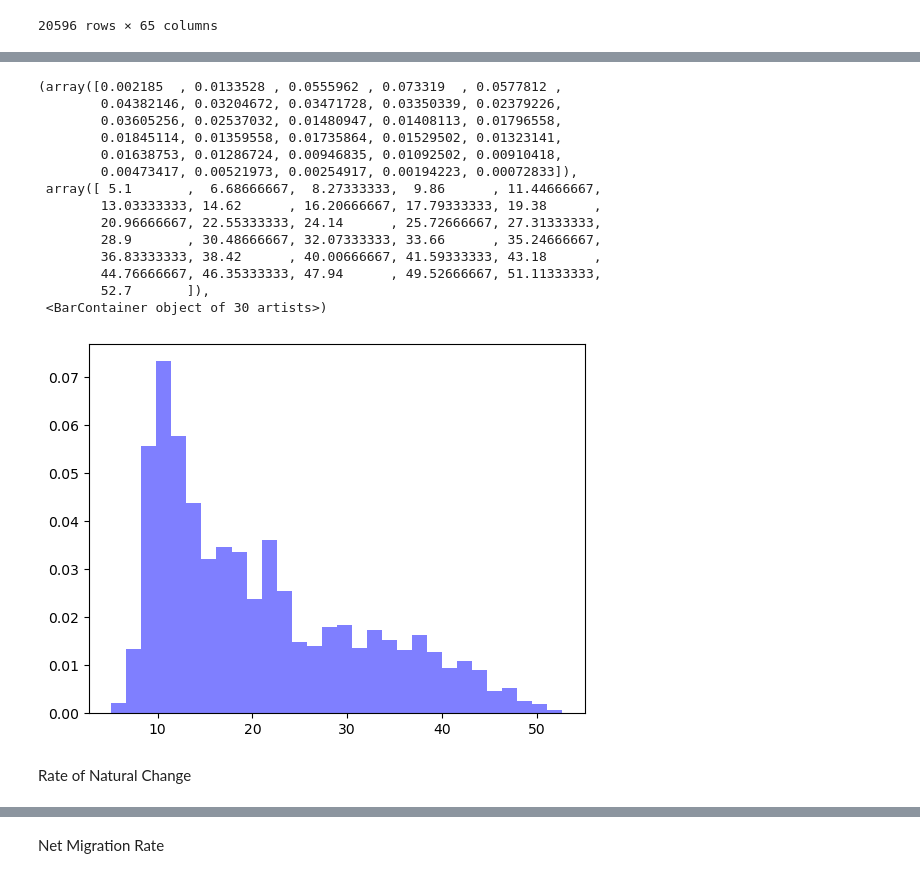
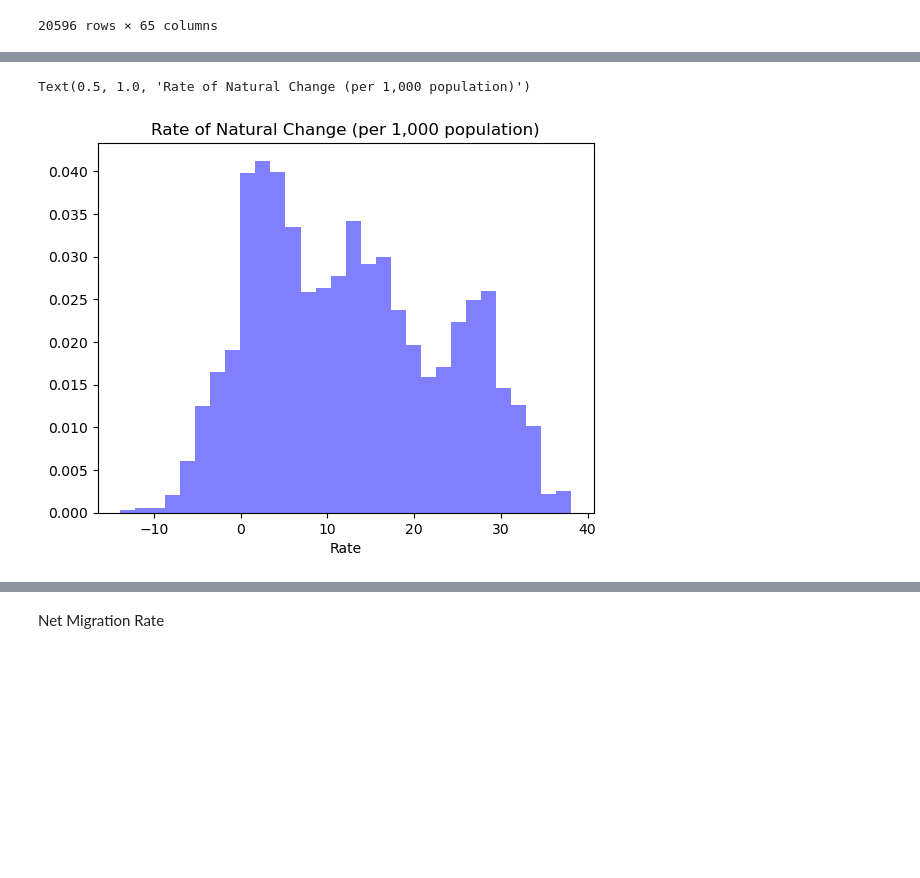
Before and after one commit to rachit0907/InfantMortalityProject, a Jupyter notebook: current.ipynb, the cells around one changed output, grey strips where cells are left out. Saved outputs shown, nothing was run; the diff lists cells and outputs as text; code cells hidden in the pictures; blank space fills up the shorter version.

```diff
--- a/current.ipynb
+++ b/current.ipynb
@@ -72,6 +72,7 @@ columns_to_drop = ['Index', 'Variant', 'Notes', 'Location code', 'ISO2 Alpha-cod
                    'Female Mortality between Age 15 and 60 (deaths under age 60 per 1,000 females alive at age 15)', 'Net Number of Migrants (thousands)',
                    'Mortality before Age 40, both sexes (deaths under age 40 per 1,000 live births)','Mortality before Age 60, both sexes (deaths under age 60 per 1,000 live births)', 'Mortality between Age 15 and 60, both sexes (deaths under age 60 per 1,000 alive at age 15)',
                     'Life Expectancy at Age 15, both sexes (years)', 'Life Expectancy at Age 65, both sexes (years)', 'Life Expectancy at Age 80, both sexes (years)',
-                    'Crude Death Rate (deaths per 1,000 population)', 'Infant Mortality Rate (infant deaths per 1,000 live births)','Under-Five Mortality (deaths under age 5 per 1,000 live births)','Median Age, as of 1 July (years)','Sex Ratio at Birth (males per 100 female births)']
+                    'Crude Death Rate (deaths per 1,000 population)', 'Infant Mortality Rate (infant deaths per 1,000 live births)','Under-Five Mortality (deaths under age 5 per 1,000 live births)','Median Age, as of 1 July (years)','Sex Ratio at Birth (males per 100 female births)','Crude Birth Rate (births per 1,000 population)',
+                    'Total Fertility Rate (live births per woman)','Net Reproduction Rate (surviving daughters per woman)','Natural Change, Births minus Deaths (thousands)','Population Density, as of 1 July (persons per square km)']
 
 data = data.drop(columns_to_drop, axis=1)
@@ -103,5 +101,0 @@ just_countries_years
-# %%
-#just renaming a few for now - we should go back and rename more!
-just_countries_years = just_countries_years.rename(columns={'Total Population, as of 1 July (thousands)': 'Total Pop', 'Male Population, as of 1 July (thousands)': 'Male Pop',
-                                                            'Female Population, as of 1 July (thousands)': 'Female Pop', 'Population Density, as of 1 July (persons per square km)': 'Population Density'})
-just_countries_years
@@ -190,16 +175,16 @@ def remove_spaces_and_convert_to_float(value):
         return value
 
 # Apply the function to the column
-just_countries_years['Total Pop'] = just_countries_years['Total Pop'].apply(lambda x: remove_spaces_and_convert_to_float(x))
-just_countries_years['Population Density'] = just_countries_years['Population Density'].apply(lambda x: remove_spaces_and_convert_to_float(x))
+just_countries_years['Total Population, as of 1 July (thousands)'] = just_countries_years['Total Population, as of 1 July (thousands)'].apply(lambda x: remove_spaces_and_convert_to_float(x))
+#just_countries_years['Population Density'] = just_countries_years['Population Density'].apply(lambda x: remove_spaces_and_convert_to_float(x))
 just_countries_years['Population Sex Ratio, as of 1 July (males per 100 females)'] = just_countries_years['Population Sex Ratio, as of 1 July (males per 100 females)'].apply(lambda x: remove_spaces_and_convert_to_float(x))
 #just_countries_years['Median Age, as of 1 July (years)'] = just_countries_years['Median Age, as of 1 July (years)'].apply(lambda x: remove_spaces_and_convert_to_float(x))
-just_countries_years['Natural Change, Births minus Deaths (thousands)'] = just_countries_years['Natural Change, Births minus Deaths (thousands)'].apply(lambda x: remove_spaces_and_convert_to_float(x))
+#just_countries_years['Natural Change, Births minus Deaths (thousands)'] = just_countries_years['Natural Change, Births minus Deaths (thousands)'].apply(lambda x: remove_spaces_and_convert_to_float(x))
 just_countries_years['Rate of Natural Change (per 1,000 population)'] = just_countries_years['Rate of Natural Change (per 1,000 population)'].apply(lambda x: remove_spaces_and_convert_to_float(x))
 just_countries_years['Population Growth Rate (percentage)'] = just_countries_years['Population Growth Rate (percentage)'].apply(lambda x: remove_spaces_and_convert_to_float(x))
-just_countries_years['Crude Birth Rate (births per 1,000 population)'] = just_countries_years['Crude Birth Rate (births per 1,000 population)'].apply(lambda x: remove_spaces_and_convert_to_float(x))
-just_countries_years['Total Fertility Rate (live births per woman)'] = just_countries_years['Total Fertility Rate (live births per woman)'].apply(lambda x: remove_spaces_and_convert_to_float(x))
-just_countries_years['Net Reproduction Rate (surviving daughters per woman)'] = just_countries_years['Net Reproduction Rate (surviving daughters per woman)'].apply(lambda x: remove_spaces_and_convert_to_float(x))
+#just_countries_years['Crude Birth Rate (births per 1,000 population)'] = just_countries_years['Crude Birth Rate (births per 1,000 population)'].apply(lambda x: remove_spaces_and_convert_to_float(x))
+#just_countries_years['Total Fertility Rate (live births per woman)'] = just_countries_years['Total Fertility Rate (live births per woman)'].apply(lambda x: remove_spaces_and_convert_to_float(x))
+#just_countries_years['Net Reproduction Rate (surviving daughters per woman)'] = just_countries_years['Net Reproduction Rate (surviving daughters per woman)'].apply(lambda x: remove_spaces_and_convert_to_float(x))
 just_countries_years['Mean Age Childbearing (years)'] = just_countries_years['Mean Age Childbearing (years)'].apply(lambda x: remove_spaces_and_convert_to_float(x))
 #just_countries_years['Sex Ratio at Birth (males per 100 female births)'] = just_countries_years['Sex Ratio at Birth (males per 100 female births)'].apply(lambda x: remove_spaces_and_convert_to_float(x))
 #just_countries_years['Crude Death Rate (deaths per 1,000 population)'] = just_countries_years['Crude Death Rate (deaths per 1,000 population)'].apply(lambda x: remove_spaces_and_convert_to_float(x))
@@ -255,21 +278,8 @@ Crude Birth Rate
 # %%
-column_data_birthrate = just_countries_years['Crude Birth Rate (births per 1,000 population)']
-plt.hist(column_data_birthrate, bins=30, density=True, alpha=0.5, color='blue')
+column_data_natural = just_countries_years['Rate of Natural Change (per 1,000 population)']
+plt.hist(column_data_natural, bins=30, density=True, alpha=0.5, color='blue')
+plt.xlabel('Rate')
+plt.title('Rate of Natural Change (per 1,000 population)')
 # %% [output]
-(array([0.002185  , 0.0133528 , 0.0555962 , 0.073319  , 0.0577812 ,
-        0.04382146, 0.03204672, 0.03471728, 0.03350339, 0.02379226,
-        0.03605256, 0.02537032, 0.01480947, 0.01408113, 0.01796558,
-        0.01845114, 0.01359558, 0.01735864, 0.01529502, 0.01323141,
-        0.01638753, 0.01286724, 0.00946835, 0.01092502, 0.00910418,
-        0.00473417, 0.00521973, 0.00254917, 0.00194223, 0.00072833]),
- array([ 5.1       ,  6.68666667,  8.27333333,  9.86      , 11.44666667,
-        13.03333333, 14.62      , 16.20666667, 17.79333333, 19.38      ,
-        20.96666667, 22.55333333, 24.14      , 25.72666667, 27.31333333,
-        28.9       , 30.48666667, 32.07333333, 33.66      , 35.24666667,
-        36.83333333, 38.42      , 40.00666667, 41.59333333, 43.18      ,
-        44.76666667, 46.35333333, 47.94      , 49.52666667, 51.11333333,
-        52.7       ]),
- <BarContainer object of 30 artists>)
+Text(0.5, 1.0, 'Rate of Natural Change (per 1,000 population)')
-[figure, old version]
+[figure, new version]
-# %% [markdown]
-Rate of Natural Change
```
Also changed, not shown: parts of 47 cells of this notebook.
